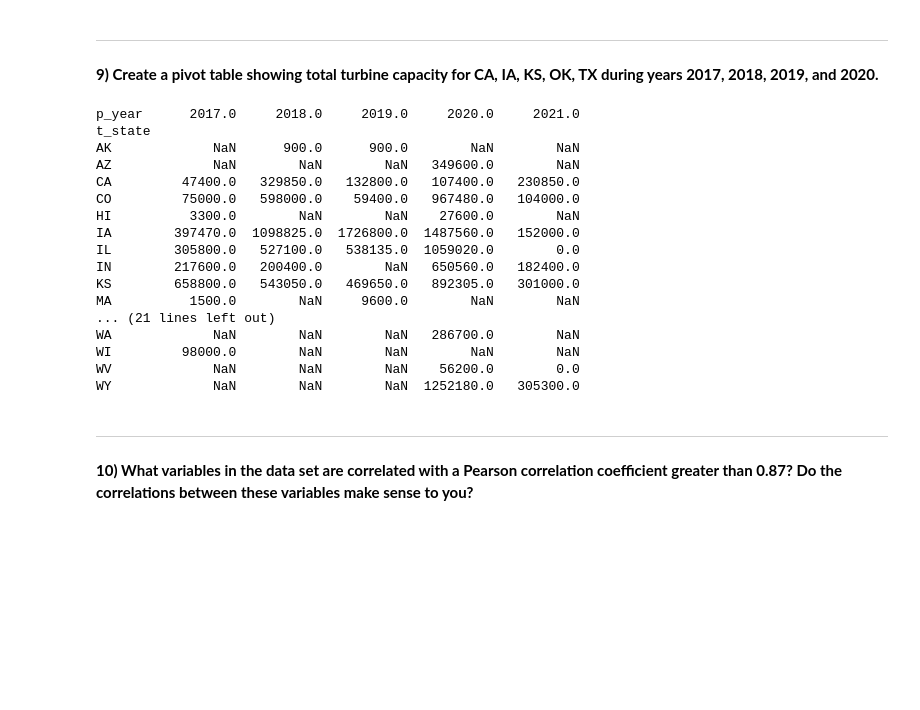
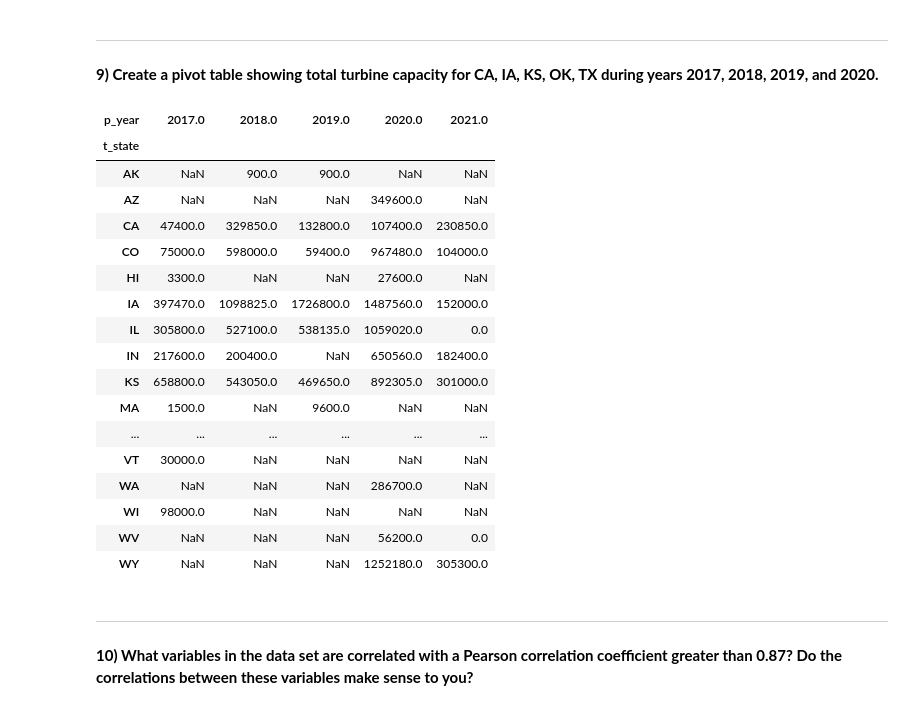
Before and after one commit to yairg98/Data-Driven-Problem-Solving, a Jupyter notebook: Midterm Project/Part 1/part1.ipynb, the cells around one changed output. Cells and saved outputs as stored; diff of their text form; code cells hidden in the pictures; blank space fills up the shorter version.

```diff
--- a/Midterm Project/Part 1/part1.ipynb
+++ b/Midterm Project/Part 1/part1.ipynb
@@ -278,26 +294,27 @@ for index, value in enumerate(new_capacity):
 # %%
 table = pd.pivot_table(df[df['p_year']>=2017], values='t_cap', index=['t_state'],
     columns=['p_year'], aggfunc=np.nansum)
 
-print(table)
+table
 # %% [output]
-p_year      2017.0     2018.0     2019.0     2020.0     2021.0
-t_state
-AK             NaN      900.0      900.0        NaN        NaN
-AZ             NaN        NaN        NaN   349600.0        NaN
-CA         47400.0   329850.0   132800.0   107400.0   230850.0
-CO         75000.0   598000.0    59400.0   967480.0   104000.0
-HI          3300.0        NaN        NaN    27600.0        NaN
-IA        397470.0  1098825.0  1726800.0  1487560.0   152000.0
-IL        305800.0   527100.0   538135.0  1059020.0        0.0
-IN        217600.0   200400.0        NaN   650560.0   182400.0
-KS        658800.0   543050.0   469650.0   892305.0   301000.0
-MA          1500.0        NaN     9600.0        NaN        NaN
-... (21 lines left out)
-WA             NaN        NaN        NaN   286700.0        NaN
-WI         98000.0        NaN        NaN        NaN        NaN
-WV             NaN        NaN        NaN    56200.0        0.0
-WY             NaN        NaN        NaN  1252180.0   305300.0
+| p_year | 2017.0 | 2018.0 | 2019.0 | 2020.0 | 2021.0 |
+| t_state |  |  |  |  |  |
+| AK | NaN | 900.0 | 900.0 | NaN | NaN |
+| AZ | NaN | NaN | NaN | 349600.0 | NaN |
+| CA | 47400.0 | 329850.0 | 132800.0 | 107400.0 | 230850.0 |
+| CO | 75000.0 | 598000.0 | 59400.0 | 967480.0 | 104000.0 |
+| HI | 3300.0 | NaN | NaN | 27600.0 | NaN |
+| IA | 397470.0 | 1098825.0 | 1726800.0 | 1487560.0 | 152000.0 |
+| IL | 305800.0 | 527100.0 | 538135.0 | 1059020.0 | 0.0 |
+| IN | 217600.0 | 200400.0 | NaN | 650560.0 | 182400.0 |
+| KS | 658800.0 | 543050.0 | 469650.0 | 892305.0 | 301000.0 |
+| MA | 1500.0 | NaN | 9600.0 | NaN | NaN |
+| ... | ... | ... | ... | ... | ... |
+| VT | 30000.0 | NaN | NaN | NaN | NaN |
+| WA | NaN | NaN | NaN | 286700.0 | NaN |
+| WI | 98000.0 | NaN | NaN | NaN | NaN |
+| WV | NaN | NaN | NaN | 56200.0 | 0.0 |
+| WY | NaN | NaN | NaN | 1252180.0 | 305300.0 |
 # %% [markdown]
 ---
 **10) What variables in the data set are correlated with a Pearson correlation coefficient greater
```
Also changed, not shown: parts of 2 cells of this notebook, 1 other file.
